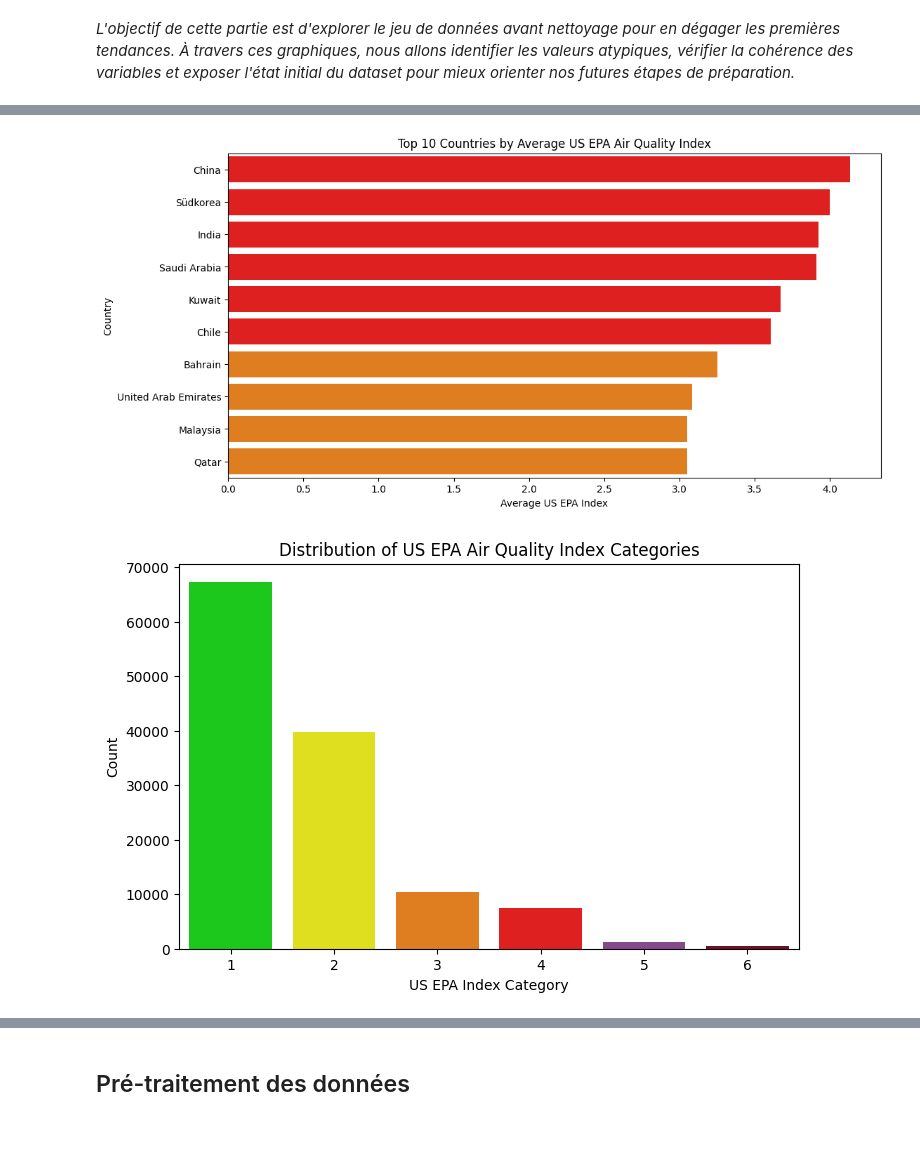
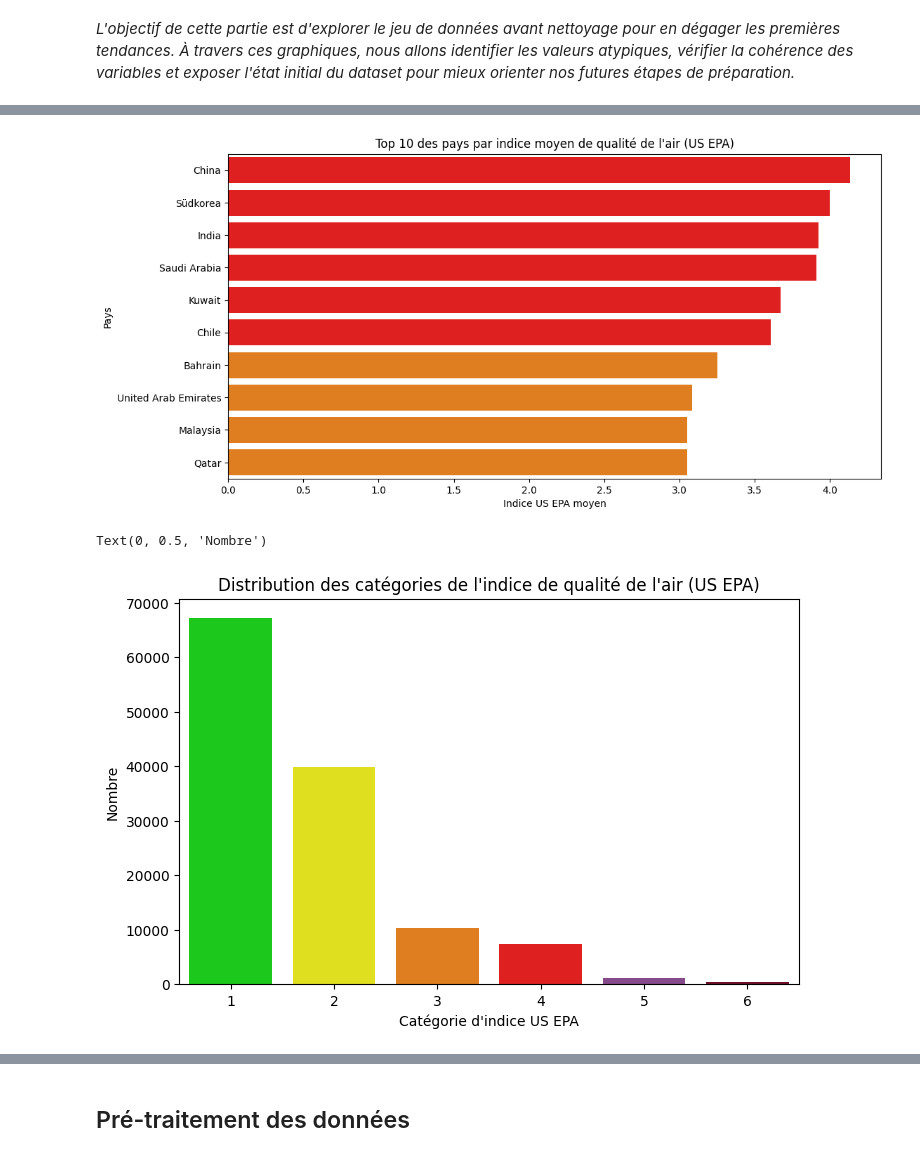
Before and after one commit to leagravellard/Memoire, a Jupyter notebook: Notebooks/01_exploration.ipynb, the cells around one changed output, grey strips where cells are left out. Drawn from its saved outputs; the diff is of its cells as text; code cells hidden in the pictures.

```diff
--- a/Notebooks/01_exploration.ipynb
+++ b/Notebooks/01_exploration.ipynb
@@ -380,31 +380,31 @@ sns.barplot(
     legend=False
 )
 
-plt.title('Top 10 Countries by Average US EPA Air Quality Index')
-plt.xlabel('Average US EPA Index')
-plt.ylabel('Country')
+plt.title('Top 10 des pays par indice moyen de qualité de l\'air (US EPA)')
+plt.xlabel('Indice US EPA moyen')
+plt.ylabel('Pays')
 plt.show()
 # %% [output]
-[figure, old version]
+[figure, new version]
 # %%
 # 3. Distribution des catégories de qualité de l'air (US EPA index)
 
 plt.figure(figsize=(8,5))
 
 sns.countplot(
     data=df,
     x='air_quality_us-epa-index',
     hue='air_quality_us-epa-index',
     palette=us_colors_list,
     legend=False
 )
 
-plt.title('Distribution of US EPA Air Quality Index Categories')
-plt.xlabel('US EPA Index Category')
-plt.ylabel('Count')
-plt.show()
+plt.title('Distribution des catégories de l\'indice de qualité de l\'air (US EPA)')
+plt.xlabel('Catégorie d\'indice US EPA')
+plt.ylabel('Nombre')
 # %% [output]
+Text(0, 0.5, 'Nombre')
-[figure, old version]
+[figure, new version]
 # %%
 # 4. Pie chart de la répartition de l'indice de qualité de l'air US EPA
 
```
Also changed, not shown: parts of 8 cells of this notebook, 7 other files.
